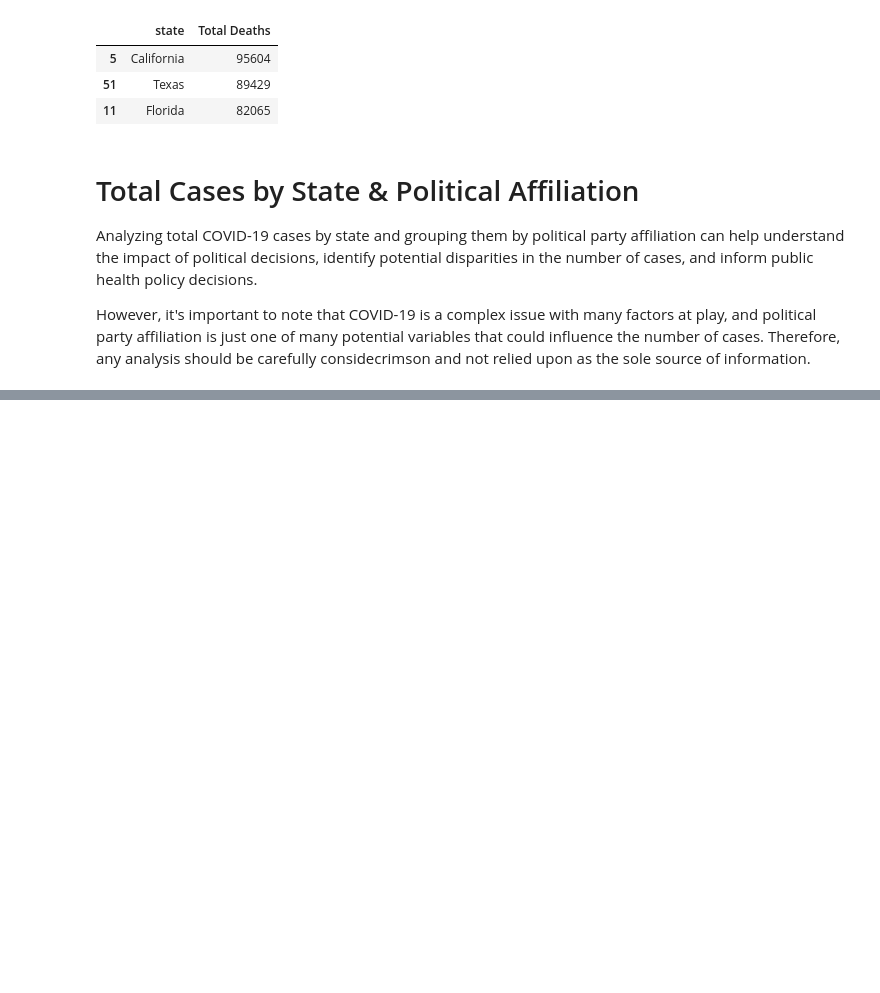
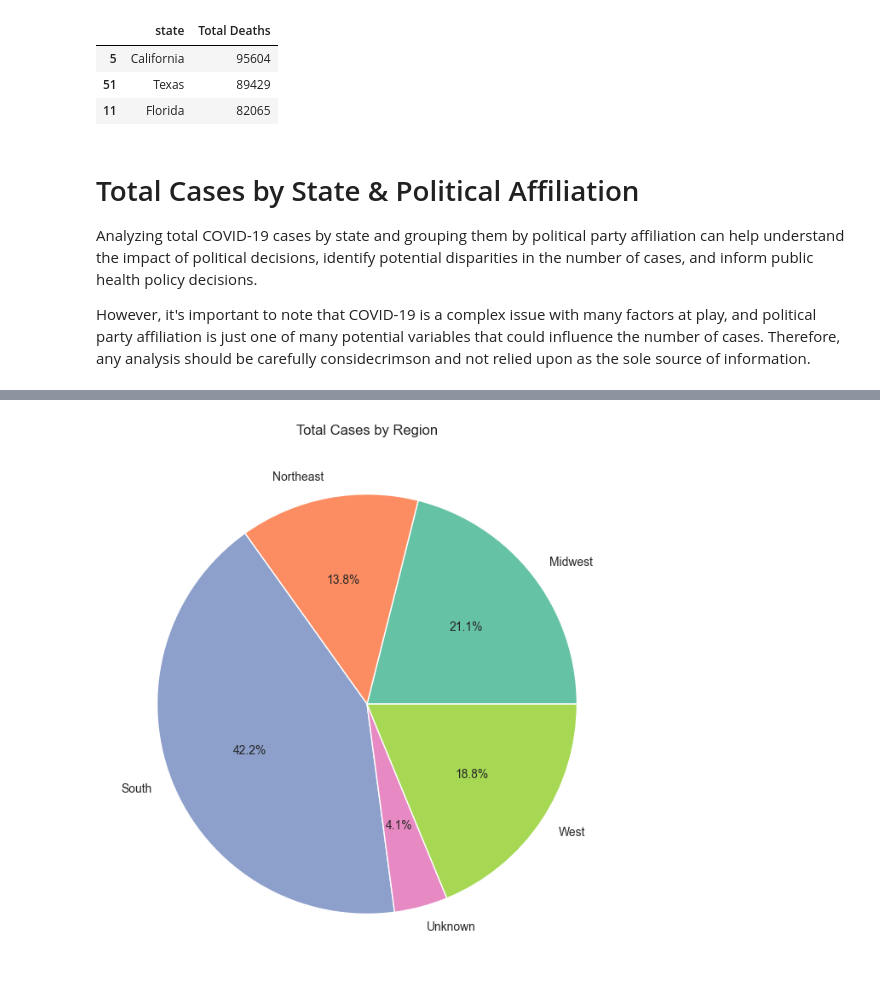
Before and after one commit to mikerasch/Covid19Analysis, a Jupyter notebook: Covid_Analysis.ipynb, the cells around one changed output, grey strips where cells are left out. Drawn from its saved outputs; the diff is of its cells as text; code cells hidden in the pictures; blank space fills up the shorter version.

```diff
--- a/Covid_Analysis.ipynb
+++ b/Covid_Analysis.ipynb
@@ -201,0 +239,10 @@ plt.show()
+# %%
+deaths_by_region = covid_df.groupby('region')['tot_cases'].sum()
+sns.set_palette('Set2')
+plt.figure(figsize=(8, 8))
+deaths_by_region.plot(kind='pie', autopct='%1.1f%%')
+plt.title('Total Cases by Region')
+plt.ylabel('')
+plt.show()
+# %% [output]
+[figure, added]
```
Also changed, not shown: parts of 8 cells of this notebook.
